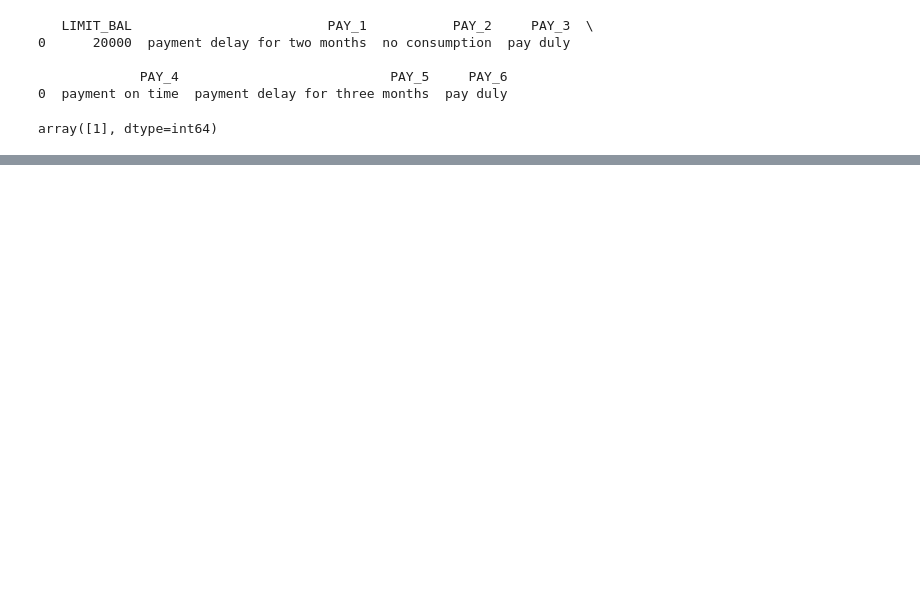
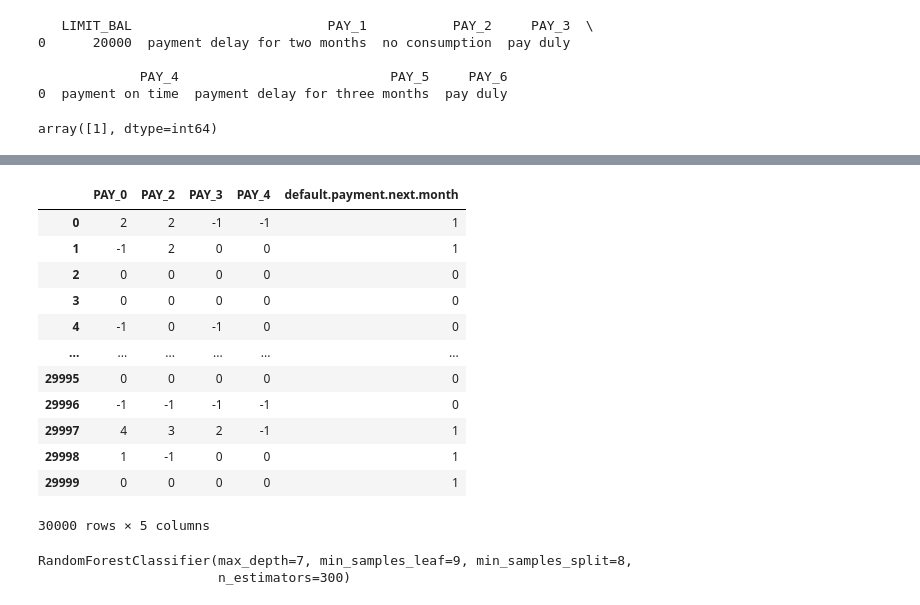
Before and after one commit to BhaveshNikam09/Credit_card_default_prediction, a Jupyter notebook: notebooks/research.ipynb, the cells around one changed output, grey strips where cells are left out. Drawn from its saved outputs; the diff is of its cells as text; code cells hidden in the pictures; blank space fills up the shorter version.

Commit message:
model training done

```diff
--- a/notebooks/research.ipynb
+++ b/notebooks/research.ipynb
@@ -175,0 +315,16 @@ array([1], dtype=int64)
+# %%
+data2
+# %% [output]
+|  | PAY_0 | PAY_2 | PAY_3 | PAY_4 | default.payment.next.month |
+| 0 | 2 | 2 | -1 | -1 | 1 |
+| 1 | -1 | 2 | 0 | 0 | 1 |
+| 2 | 0 | 0 | 0 | 0 | 0 |
+| 3 | 0 | 0 | 0 | 0 | 0 |
+| 4 | -1 | 0 | -1 | 0 | 0 |
+| ... | ... | ... | ... | ... | ... |
+| 29995 | 0 | 0 | 0 | 0 | 0 |
+| 29996 | -1 | -1 | -1 | -1 | 0 |
+| 29997 | 4 | 3 | 2 | -1 | 1 |
+| 29998 | 1 | -1 | 0 | 0 | 1 |
+| 29999 | 0 | 0 | 0 | 0 | 1 |
+30000 rows × 5 columns
@@ -175,0 +339,5 @@ array([1], dtype=int64)
+# %%
+rfc1.fit(X_train,y_train)
+# %% [output]
+RandomForestClassifier(max_depth=7, min_samples_leaf=9, min_samples_split=8,
+                       n_estimators=300)
```
Also changed, not shown: parts of 40 cells of this notebook, 6 other files.
